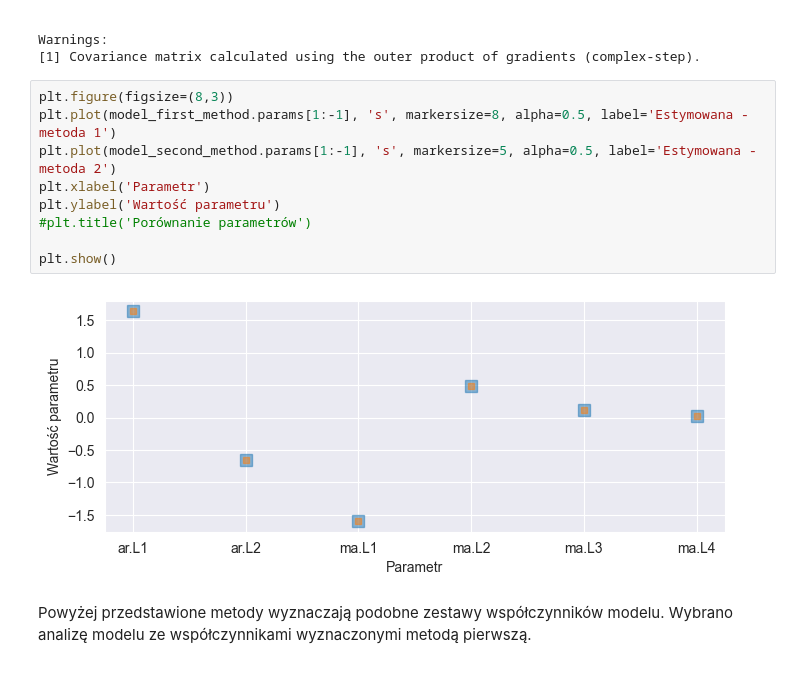
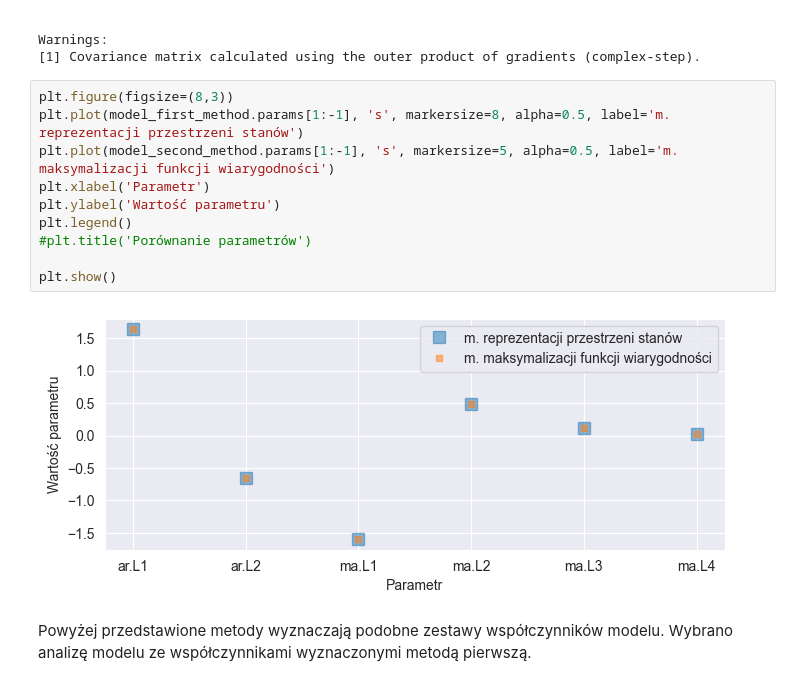
Before and after one commit to werojskz/kaszcz_sprawko, a Jupyter notebook: sprawko.ipynb, the cells around one changed output. Cells and saved outputs as stored; diff of their text form.

```diff
--- a/sprawko.ipynb
+++ b/sprawko.ipynb
@@ -333,15 +333,16 @@ Warnings:
 [1] Covariance matrix calculated using the outer product of gradients (complex-step).
 # %%
 plt.figure(figsize=(8,3))
-plt.plot(model_first_method.params[1:-1], 's', markersize=8, alpha=0.5, label='Estymowana - metoda 1')
-plt.plot(model_second_method.params[1:-1], 's', markersize=5, alpha=0.5, label='Estymowana - metoda 2')
+plt.plot(model_first_method.params[1:-1], 's', markersize=8, alpha=0.5, label='m. reprezentacji przestrzeni stanów')
+plt.plot(model_second_method.params[1:-1], 's', markersize=5, alpha=0.5, label='m. maksymalizacji funkcji wiarygodności')
 plt.xlabel('Parametr')
 plt.ylabel('Wartość parametru')
+plt.legend()
 #plt.title('Porównanie parametrów')
 
 plt.show()
 # %% [output]
-[figure, old version]
+[figure, new version]
 # %% [markdown]
 Powyżej przedstawione metody wyznaczają podobne zestawy współczynników modelu. Wybrano analizę modelu ze współczynnikami wyznaczonymi metodą pierwszą.
 # %% [markdown]
```
